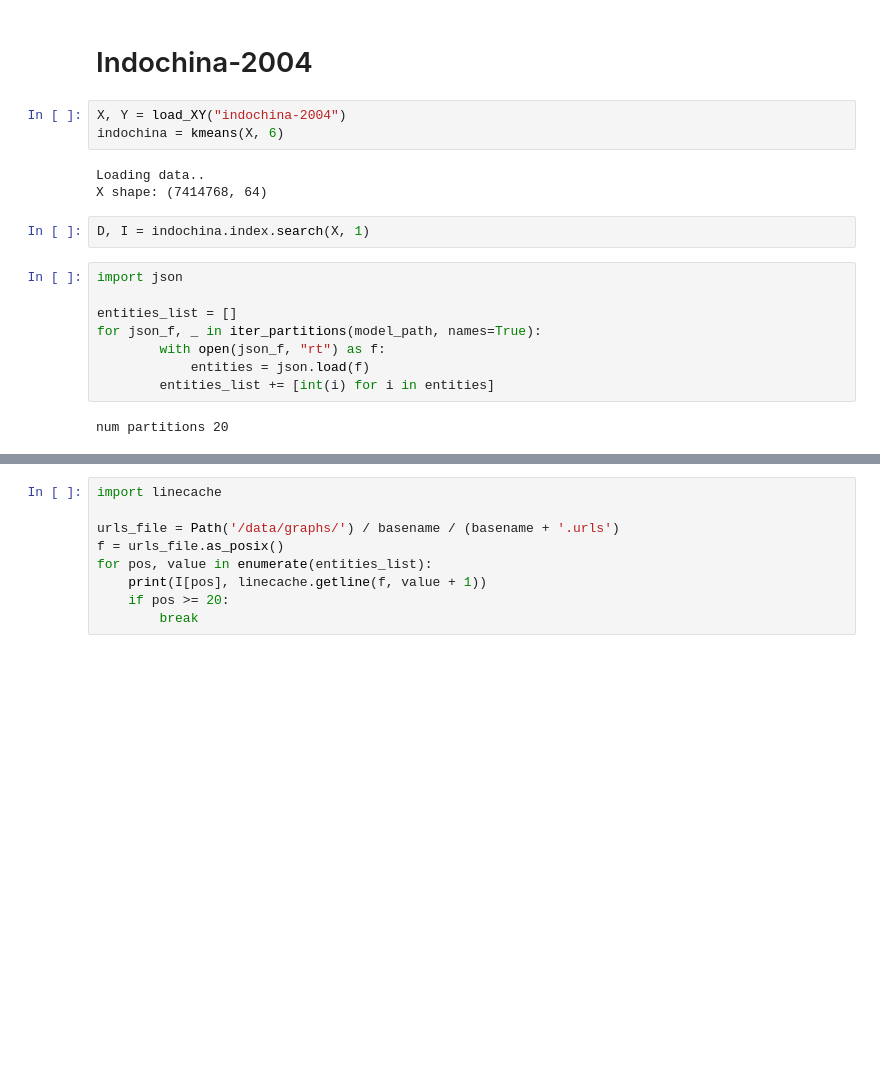
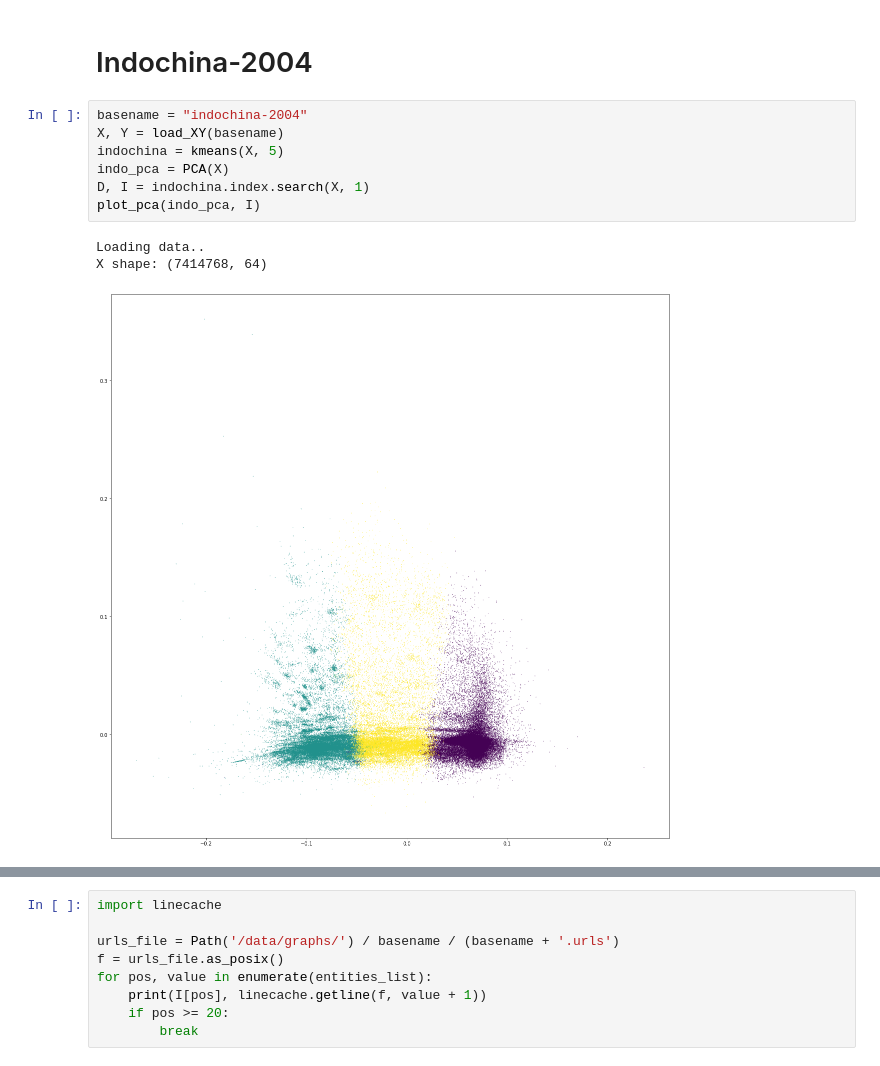
Before and after one commit to Nicolaus93/biggraph, a Jupyter notebook: jupyter/faiss_explore.ipynb, the cells around one changed output, grey strips where cells are left out. Drawn from its saved outputs; the diff is of its cells as text; blank space fills up the shorter version.

Commit message:
added plot functions

```diff
--- a/jupyter/faiss_explore.ipynb
+++ b/jupyter/faiss_explore.ipynb
@@ -101,20 +118,13 @@ http://www.ba.itb.cnr.it/srs7bin/cgi-bin/wgetz?-page+FieldInfo+-id+3ZDlX1N1vfb+-
 # %% [markdown]
 # Indochina-2004
-# %%
-X, Y = load_XY("indochina-2004")
-indochina = kmeans(X, 6)
-# %% [output]
-Loading data..
-X shape: (7414768, 64)
-# %%
-D, I = indochina.index.search(X, 1)
-# %%
-import json
-
-entities_list = []
-for json_f, _ in iter_partitions(model_path, names=True):
-        with open(json_f, "rt") as f:
-            entities = json.load(f)
-        entities_list += [int(i) for i in entities]
-# %% [output]
-num partitions 20
+# %%
+basename = "indochina-2004"
+X, Y = load_XY(basename)
+indochina = kmeans(X, 5)
+indo_pca = PCA(X)
+D, I = indochina.index.search(X, 1)
+plot_pca(indo_pca, I)
+# %% [output]
+Loading data..
+X shape: (7414768, 64)
+[figure, added]
```
Also changed, not shown: parts of 18 cells of this notebook.
